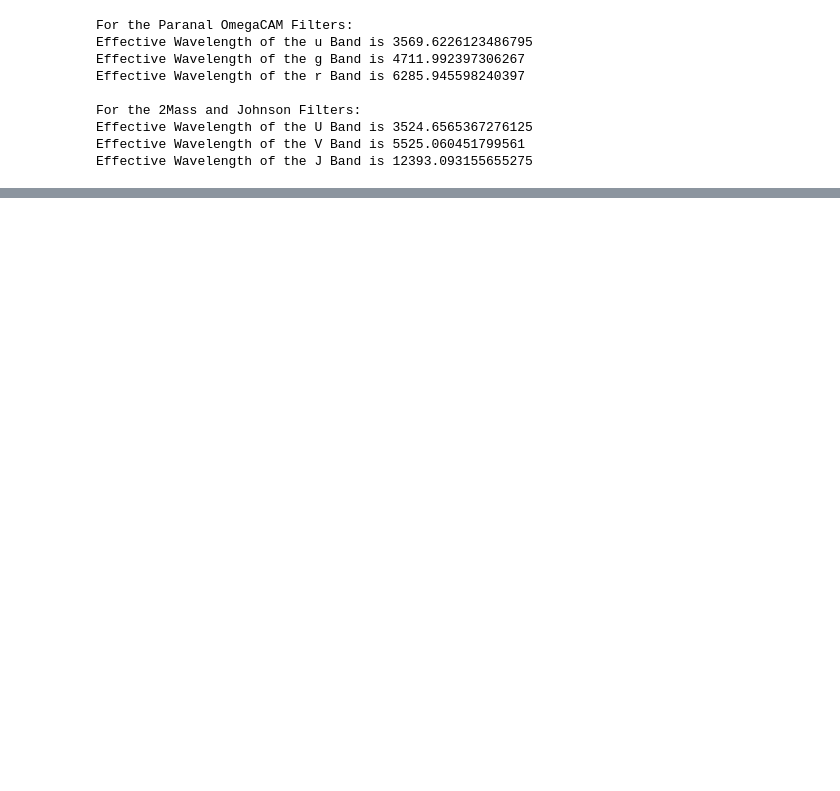
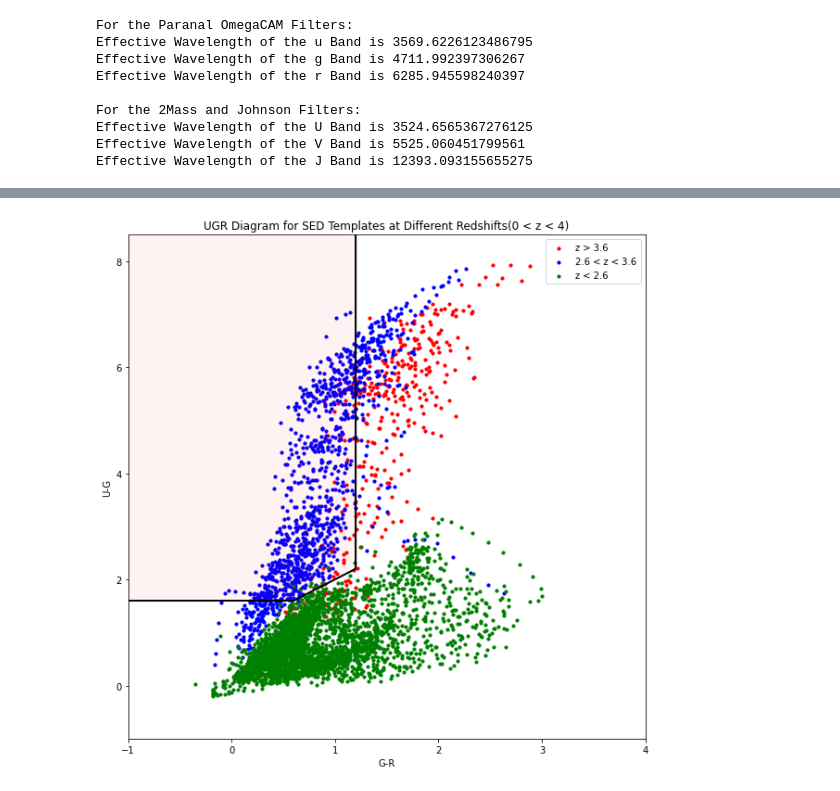
Before and after one commit to mitchellhooymans/LymanBreakActivity, a Jupyter notebook: LymanBreakActivity.ipynb, the cells around one changed output, grey strips where cells are left out. Saved outputs shown, nothing was run; the diff lists cells and outputs as text; code cells hidden in the pictures; blank space fills up the shorter version.

```diff
--- a/LymanBreakActivity.ipynb
+++ b/LymanBreakActivity.ipynb
@@ -730,12 +715 @@ plt.vlines(lyman_break_z36, 0, 0.002, color='r',linestyle="--", label='Lyman Bre
 [figure]
-# %%
-# Now we must look at the SED templates and the passbands to calculate the UGR and UVJ colours for the SED templates. Using the astLib library we can
-for n in range(5, 134):
-    # Get the SED template
-    sed = galsedatlas_fits[n].data
-    # Create an astSED object
-    sed = astSED.SED(sed['observed_wavelength'], sed['flux_density'])
-    # Calculate the UGR and UVJ colours
-    sed
-    # Print the results
-   # print(f"SED Template {n} has UGR Colour: {ugr} and UVJ Colour: {uvj}")
@@ -741,0 +781,26 @@ for n in range(5, 134):
+# %%
+# Now we are capable of plotting a UGR and UVJ diagram for the SED templates
+# first explore the UGR diagram
+plt.figure(figsize=(10, 10))
+
+# Plot the UGR diagram for the SED templates at different redshifts
+plt.scatter(gr_colours[(redshifts > 3.6)], ug_colours[(redshifts > 3.6)], c="red", s=10, label="z > 3.6")
+plt.scatter(gr_colours[(redshifts > 2.6)& (redshifts < 3.6)], ug_colours[(redshifts > 2.6)& (redshifts < 3.6)], c="blue", s=10, label="2.6 < z < 3.6")
+plt.scatter(gr_colours[(redshifts < 2.6)], ug_colours[(redshifts < 2.6)], c="green", s=10, label="z < 2.6")
+plt.xlabel("G-R")
+plt.ylabel("U-G")
+plt.title("UGR Diagram for SED Templates at Different Redshifts(0 < z < 4)")
+
+# Additionally we can plot the UGR selection criteria on the UGR diagram
+U_rule = [[1.2,9], [1.2,2.2], [0.6,1.6], [-3,1.6], [-3,9]]
+plt.gca().add_patch(plt.Polygon(U_rule, closed=True, fill=True, facecolor=(1,0,0,0.05), edgecolor=(0,0,0,1), linewidth=2, linestyle='solid')) # This looks like the correct U dropout technique
+
+plt.xlim(-1, 4)
+plt.ylim(-1, 8.5)
+
+plt.legend()
+
+
+plt.show()
+# %% [output]
+[figure, added]
```
Also changed, not shown: parts of 31 cells of this notebook.
